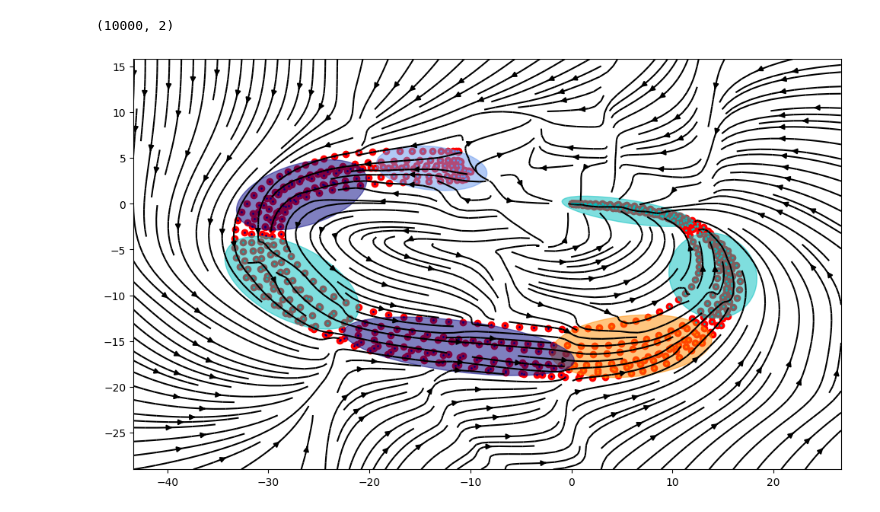
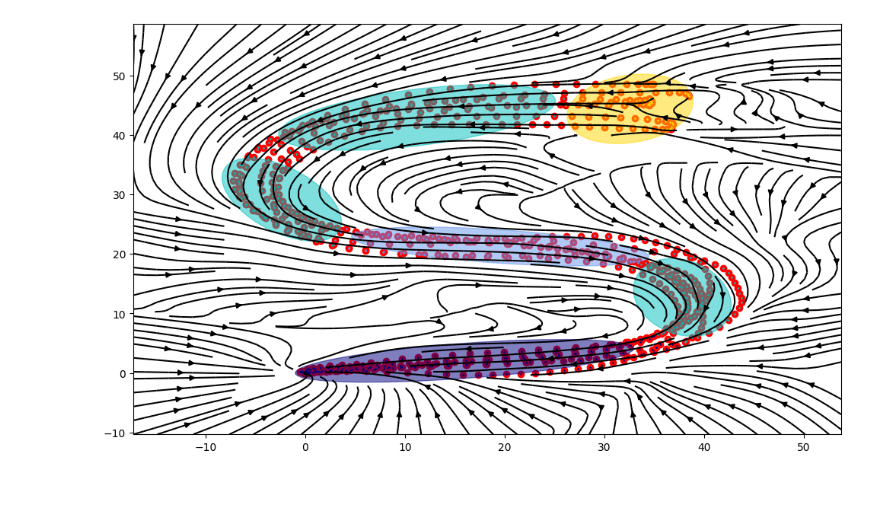
Before and after one commit to franzesegiovanni/gaussian_process_tutorials, a Jupyter notebook: How_to_fit_a_Motion_with_a_Gaussian_Mixture_of_Gaussian Process.ipynb, the cells around one changed output. Cells and saved outputs as stored; diff of their text form; code cells hidden in the pictures.

```diff
--- a/How_to_fit_a_Motion_with_a_Gaussian_Mixture_of_Gaussian Process.ipynb
+++ b/How_to_fit_a_Motion_with_a_Gaussian_Mixture_of_Gaussian Process.ipynb
@@ -45,9 +52,9 @@ def global_attractor(X,X_goal):
     return Y
 # %%
-X, X_dot= load('GShape')
+X, X_dot= load('Sshape')
 # downsample the data
-X = X[200::10]
-X_dot = X_dot[200::10]
+X=X[::10,:]
+X_dot=X_dot[::10,:]
 # %%
 #create empty list for each components of the mixture
 GP_=[]
@@ -165,49 +174,51 @@ IndexError: too many indices for array: array is 1-dimensional, but 2 were index
-# %%
-pos.shape
-# %% [output]
-(10000, 2)
 # %%
-vel_x=np.zeros(np.shape(GP_)[0])
-vel_y=np.zeros(np.shape(GP_)[0])
-grad_x=np.zeros(np.shape(GP_)[0])
-grad_y=np.zeros(np.shape(GP_)[0])
-var_=np.zeros(np.shape(GP_)[0])
-WEI=np.zeros(np.shape(GP_)[0])
 x=np.linspace(np.min(X[:,0]-10), np.max(X[:,0]+10), 100)
 y=np.linspace(np.min(X[:,1]-10), np.max(X[:,1]+10), 100)
 # Creating grids
 XX, YY = np.meshgrid(x, y)
 u=np.ones((len(x),len(y)))
 v=np.ones((len(x),len(y)))
-for i in range(len(y)):
-    for j in range(len(x)):
-        pos=np.array([XX[i,j],YY[i, j]]).reshape(1,-1)
-        weights=(gmm.predict_proba(pos))
-        for k in range(np.shape(GP_)[0]):
-            [vel, var]=GP_[k].predict(pos, return_std=True)
-            grad=var_gradient(pos, KERNEL_PAR[k][0], X_[k], KERNEL[k], KINV[k] )
-            grad_x[k]=grad[0]
-            grad_y[k]=grad[1]
-            vel_x[k]=vel[0][0]
-            vel_y[k]=vel[0][1]
-            var_[k]=var[0][0]
-            WEI[k]=weights[0][IND[k]]
-        WEI=WEI.reshape(np.shape(GP_)[0],1)
-        grad_x_avg=np.dot(grad_x.reshape(1,-1), WEI )
-        grad_y_avg=np.dot(grad_y.reshape(1,-1), WEI)
+pos=np.hstack([XX.reshape(-1,1), YY.reshape(-1,1)])
+weights=(gmm.predict_proba(pos))
 
-        var_avg=np.dot(var_, WEI)
-        vel_x_avg=np.dot(vel_x, WEI)
-        vel_y_avg=np.dot(vel_y, WEI)
-        u[i,j]=vel_x_avg[0]-var_avg[0]*(grad_x_avg/np.linalg.norm([grad_x_avg,grad_x_avg]))
-        v[i,j]=vel_y_avg[0]-var_avg[0]*(grad_y_avg/np.linalg.norm([grad_x_avg,grad_x_avg]))
+# Initialize an empty numpy array
+grad_ = []
+vel_ = []
+var_ = []
+std_ = []
+weights_ = []
+
+for k in range(np.shape(GP_)[0]):
+    [vel, std]=GP_[k].predict(pos, return_std=True)
+    grad=var_gradient( pos, X_[k], KINV[k], KERNEL[k], KERNEL_PAR[k][0])
+
+    grad_.append(grad)
+    vel_.append(vel)
+    std_.append(std)
+    weights_.append(weights[:,IND[k]])
+
+grad_=np.array(grad_)
+vel_=np.array(vel_)
+std_=np.array(std_)
+weights_=np.array(weights_)[:,:,np.newaxis]
+
+grad_avg= np.sum( grad_ * weights_, axis=0)
+std_avg=  np.sum( std_ * weights_, axis=0)
+vel_avg=  np.sum( vel_ * weights_, axis=0)
+
+stable_field= grad_avg/ np.linalg.norm(grad_avg, axis=1)[:, np.newaxis]
+
+vel_stable = vel_avg - std_avg* stable_field
+
+u = vel_stable[:,0].reshape(100,100)
+v = vel_stable[:,1].reshape(100,100)
 
 
 fig = plt.figure(figsize = (12, 7))
 plt.streamplot(XX, YY, u, v, density = 2, color=[0,0,0])
 plt.scatter(X[:,0],X[:,1], color=[1,0,0])
 plot_GMM(X, gmm.predict(X), gmm.means_, gmm.covariances_, 0)
 
 plt.show()
 # %% [output]
-[figure, old version]
+[figure, new version]
```
Also changed, not shown: parts of 5 cells of this notebook.
